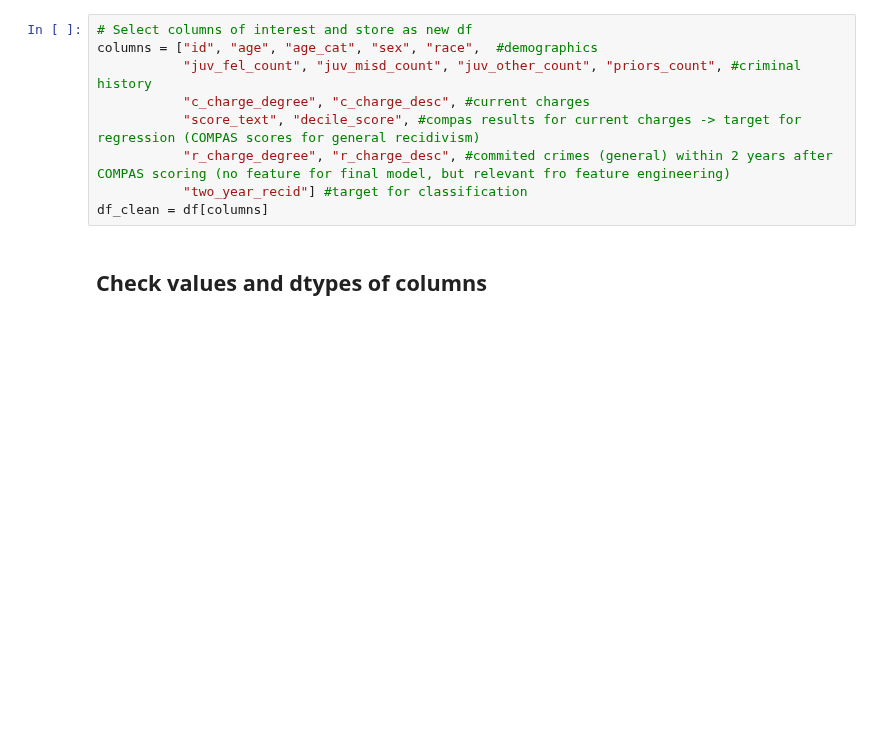
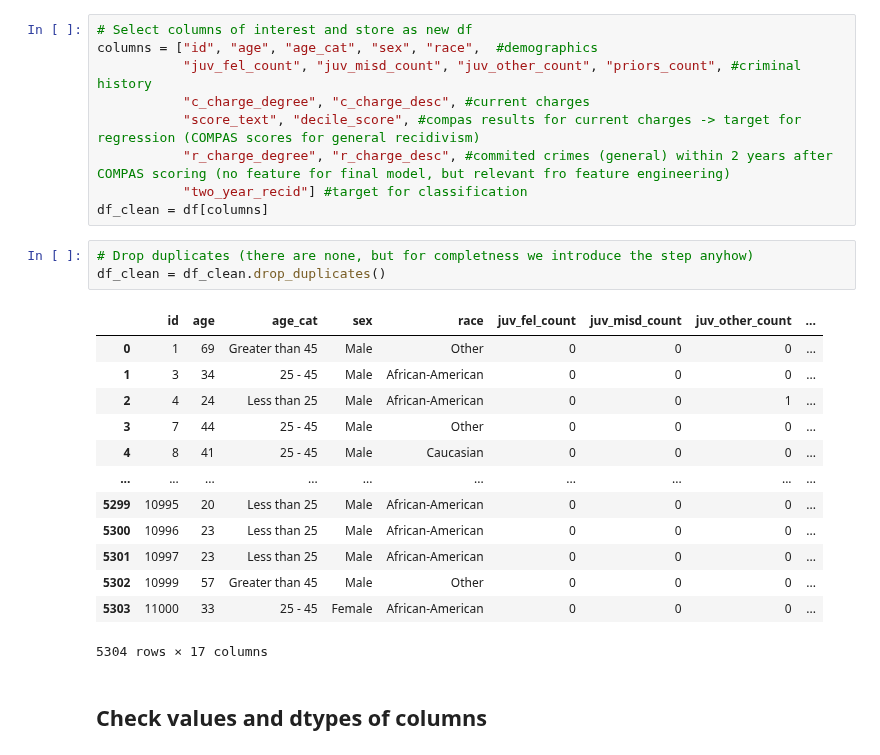
Before and after one commit to Heity94/Compas-recidivism-analysis, a Jupyter notebook: notebooks/Philipp/Data_preprocessing_Philipp.ipynb, the cells around one changed output. Drawn from its saved outputs; the diff is of its cells as text; blank space fills up the shorter version.

```diff
--- a/notebooks/Philipp/Data_preprocessing_Philipp.ipynb
+++ b/notebooks/Philipp/Data_preprocessing_Philipp.ipynb
@@ -53,6 +53,23 @@ columns = ["id", "age", "age_cat", "sex", "race",  #demographics
            "r_charge_degree", "r_charge_desc", #commited crimes (general) within 2 years after COMPAS scoring (no feature for final model, but relevant fro feature engineering)
            "two_year_recid"] #target for classification
 df_clean = df[columns]
+# %%
+# Drop duplicates (there are none, but for completness we introduce the step anyhow)
+df_clean = df_clean.drop_duplicates()
+# %% [output]
+|  | id | age | age_cat | sex | race | juv_fel_count | juv_misd_count | juv_other_count | ... |
+| 0 | 1 | 69 | Greater than 45 | Male | Other | 0 | 0 | 0 | ... |
+| 1 | 3 | 34 | 25 - 45 | Male | African-American | 0 | 0 | 0 | ... |
+| 2 | 4 | 24 | Less than 25 | Male | African-American | 0 | 0 | 1 | ... |
+| 3 | 7 | 44 | 25 - 45 | Male | Other | 0 | 0 | 0 | ... |
+| 4 | 8 | 41 | 25 - 45 | Male | Caucasian | 0 | 0 | 0 | ... |
+| ... | ... | ... | ... | ... | ... | ... | ... | ... | ... |
+| 5299 | 10995 | 20 | Less than 25 | Male | African-American | 0 | 0 | 0 | ... |
+| 5300 | 10996 | 23 | Less than 25 | Male | African-American | 0 | 0 | 0 | ... |
+| 5301 | 10997 | 23 | Less than 25 | Male | African-American | 0 | 0 | 0 | ... |
+| 5302 | 10999 | 57 | Greater than 45 | Male | Other | 0 | 0 | 0 | ... |
+| 5303 | 11000 | 33 | 25 - 45 | Female | African-American | 0 | 0 | 0 | ... |
+5304 rows × 17 columns
 # %% [markdown]
 ## Check values and dtypes of columns
 # %%
```
Also changed, not shown: parts of 99 cells of this notebook.
